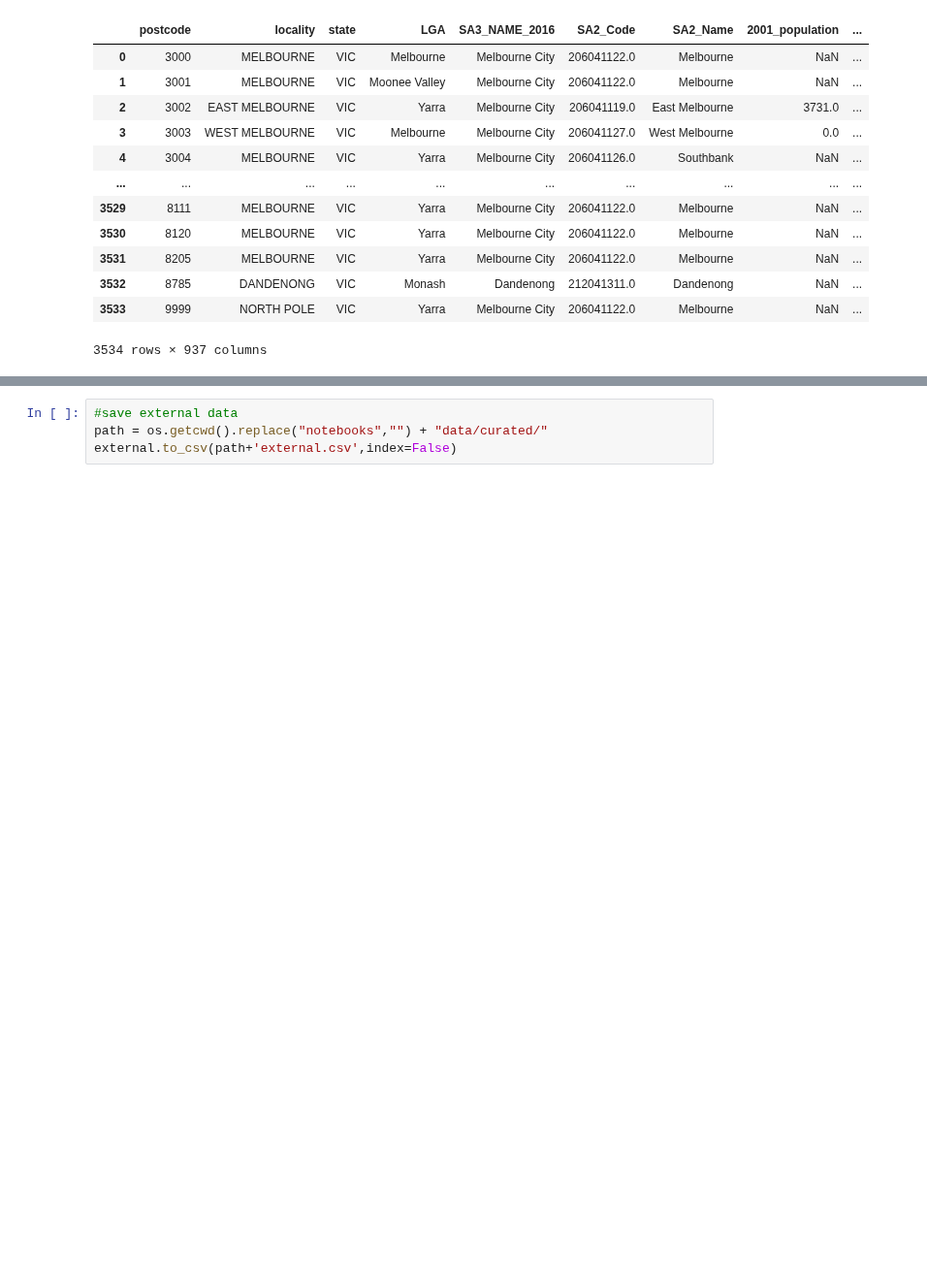
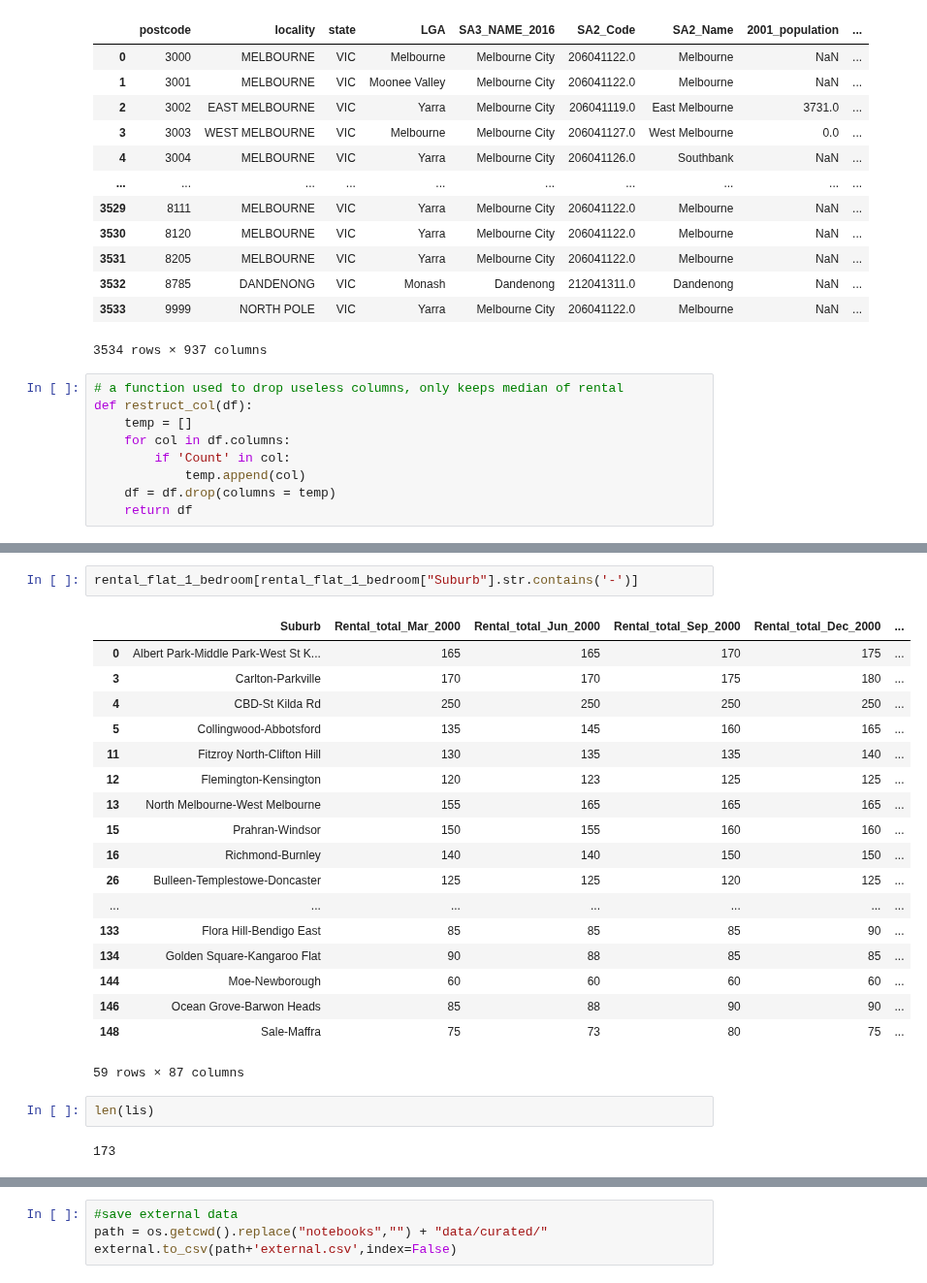
Before and after one commit to MAST30034-Applied-Data-Science/generic-real-estate-consulting-project-group-1-iron-data-man, a Jupyter notebook: notebooks/data_cleaning_external.ipynb, the cells around one changed output, grey strips where cells are left out. Shown at 97% size. Cells and saved outputs as stored; diff of their text form; blank space fills up the shorter version.

```diff
--- a/notebooks/data_cleaning_external.ipynb
+++ b/notebooks/data_cleaning_external.ipynb
@@ -394,3 +394,12 @@ external
 | 3532 | 8785 | DANDENONG | VIC | Monash | Dandenong | 212041311.0 | Dandenong | NaN | ... |
 | 3533 | 9999 | NORTH POLE | VIC | Yarra | Melbourne City | 206041122.0 | Melbourne | NaN | ... |
 3534 rows × 937 columns
+# %%
+# a function used to drop useless columns, only keeps median of rental
+def restruct_col(df):
+    temp = []
+    for col in df.columns:
+        if 'Count' in col:
+            temp.append(col)
+    df = df.drop(columns = temp)
+    return df
@@ -396,0 +427,25 @@ external
+# %%
+rental_flat_1_bedroom[rental_flat_1_bedroom["Suburb"].str.contains('-')]
+# %% [output]
+|  | Suburb | Rental_total_Mar_2000 | Rental_total_Jun_2000 | Rental_total_Sep_2000 | Rental_total_Dec_2000 | ... |
+| 0 | Albert Park-Middle Park-West St K... | 165 | 165 | 170 | 175 | ... |
+| 3 | Carlton-Parkville | 170 | 170 | 175 | 180 | ... |
+| 4 | CBD-St Kilda Rd | 250 | 250 | 250 | 250 | ... |
+| 5 | Collingwood-Abbotsford | 135 | 145 | 160 | 165 | ... |
+| 11 | Fitzroy North-Clifton Hill | 130 | 135 | 135 | 140 | ... |
+| 12 | Flemington-Kensington | 120 | 123 | 125 | 125 | ... |
+| 13 | North Melbourne-West Melbourne | 155 | 165 | 165 | 165 | ... |
+| 15 | Prahran-Windsor | 150 | 155 | 160 | 160 | ... |
+| 16 | Richmond-Burnley | 140 | 140 | 150 | 150 | ... |
+| 26 | Bulleen-Templestowe-Doncaster | 125 | 125 | 120 | 125 | ... |
+| ... | ... | ... | ... | ... | ... | ... |
+| 133 | Flora Hill-Bendigo East | 85 | 85 | 85 | 90 | ... |
+| 134 | Golden Square-Kangaroo Flat | 90 | 88 | 85 | 85 | ... |
+| 144 | Moe-Newborough | 60 | 60 | 60 | 60 | ... |
+| 146 | Ocean Grove-Barwon Heads | 85 | 88 | 90 | 90 | ... |
+| 148 | Sale-Maffra | 75 | 73 | 80 | 75 | ... |
+59 rows × 87 columns
+# %%
+len(lis)
+# %% [output]
+173
```
Also changed, not shown: parts of 5 cells of this notebook.
